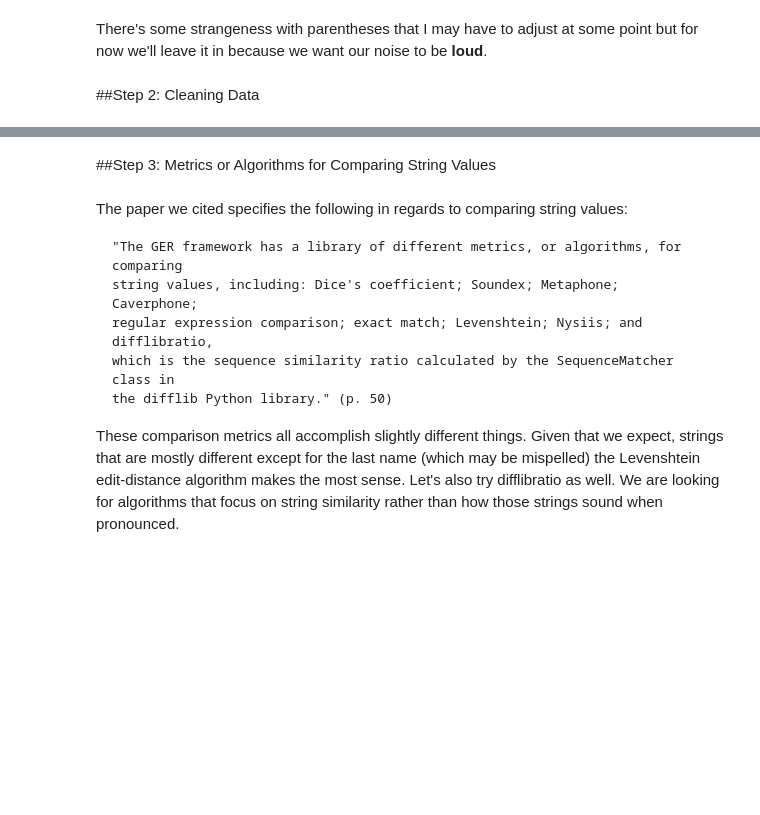
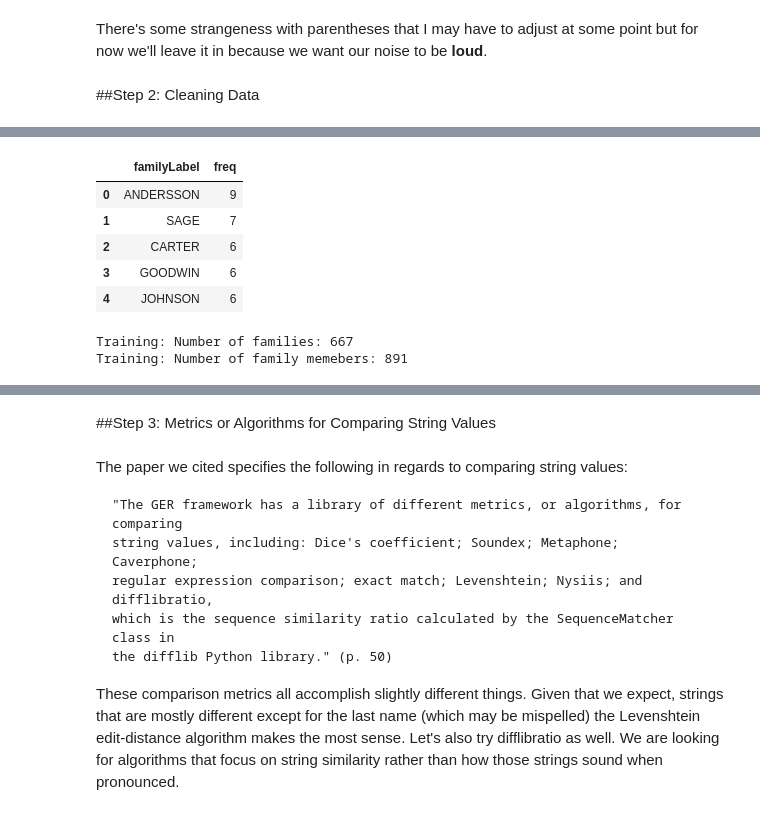
Before and after one commit to jaywalker76/data_mining, a Jupyter notebook: minhash/Entity Resolution Prototype (Probabilistic).ipynb, the cells around one changed output, grey strips where cells are left out. Cells and saved outputs as stored; diff of their text form; code cells hidden in the pictures; blank space fills up the shorter version.

```diff
--- a/minhash/Entity Resolution Prototype (Probabilistic).ipynb
+++ b/minhash/Entity Resolution Prototype (Probabilistic).ipynb
@@ -150,3 +150,45 @@ test[0:5]
 | 2 | 894 | 2 | MYLES MR THOMAS FRANCIS | male | 62.0 | 0 | 0 | 240276 | 9.6875 | NaN | ... |
 | 3 | 895 | 3 | WIRZ MR ALBERT | male | 27.0 | 0 | 0 | 315154 | 8.6625 | NaN | ... |
 | 4 | 896 | 3 | HIRVONEN MRS ALEXANDER HELGA E LI... | female | 22.0 | 1 | 1 | 3101298 | 12.2875 | NaN | ... |
+# %%
+from pandasql import *
+
+pysqldf = lambda q: sqldf(q, globals())
+
+q1 = """
+    SELECT familyLabel,
+            COUNT(familyLabel) as freq
+    FROM train
+    GROUP BY
+        familyLabel
+    ORDER BY
+        COUNT(familyLabel) DESC;
+"""
+q2 = """
+    SELECT familyLabel,
+            COUNT(familyLabel) as freq
+    FROM test
+    GROUP BY
+        familyLabel
+    ORDER BY
+        COUNT(familyLabel) DESC;
+"""
+
+df = pysqldf(q1)
+
+#test["familyLabel"].groupby(test["familyLabel"]).count()
+# %%
+df[0:5]
+# %% [output]
+|  | familyLabel | freq |
+| 0 | ANDERSSON | 9 |
+| 1 | SAGE | 7 |
+| 2 | CARTER | 6 |
+| 3 | GOODWIN | 6 |
+| 4 | JOHNSON | 6 |
+# %%
+print("Training: Number of families: {}".format(len(df)))
+print("Training: Number of family memebers: {}".format(len(train["familyLabel"])))
+# %% [output]
+Training: Number of families: 667
+Training: Number of family memebers: 891
```
Also changed, not shown: parts of 17 cells of this notebook, 1 other file.
